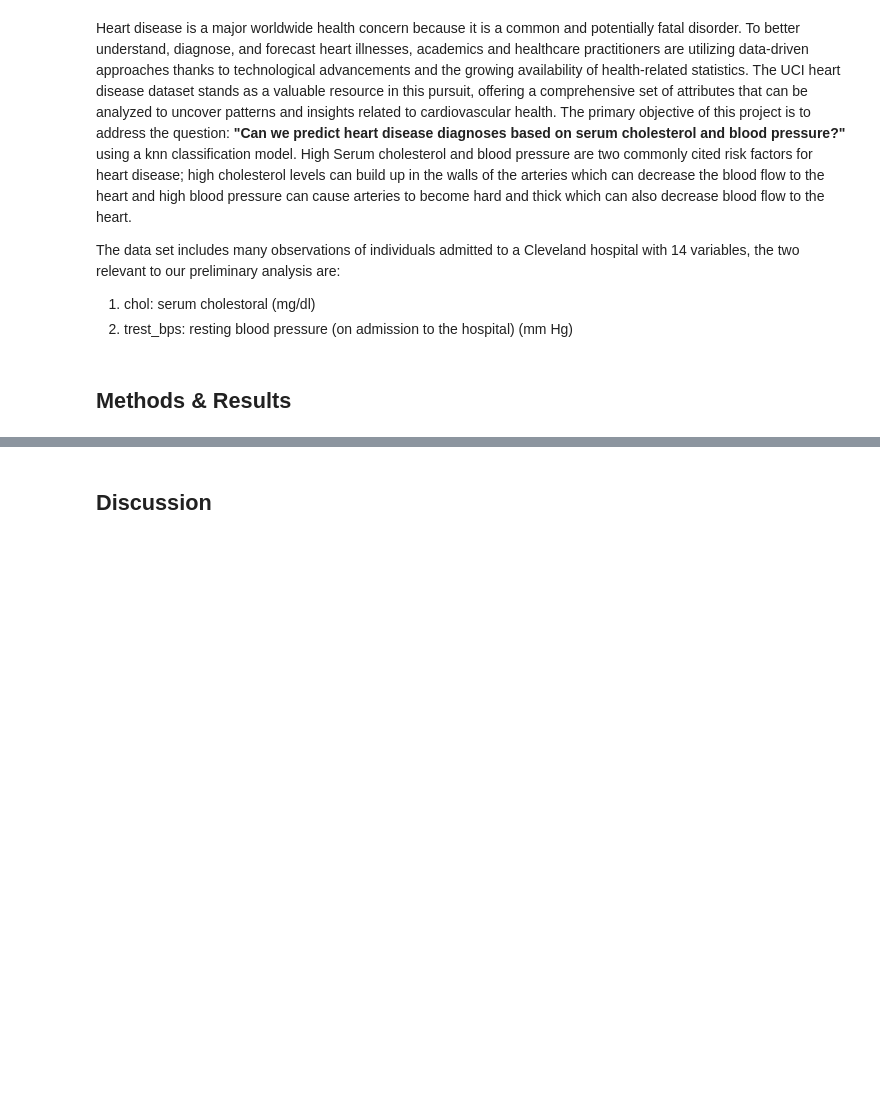
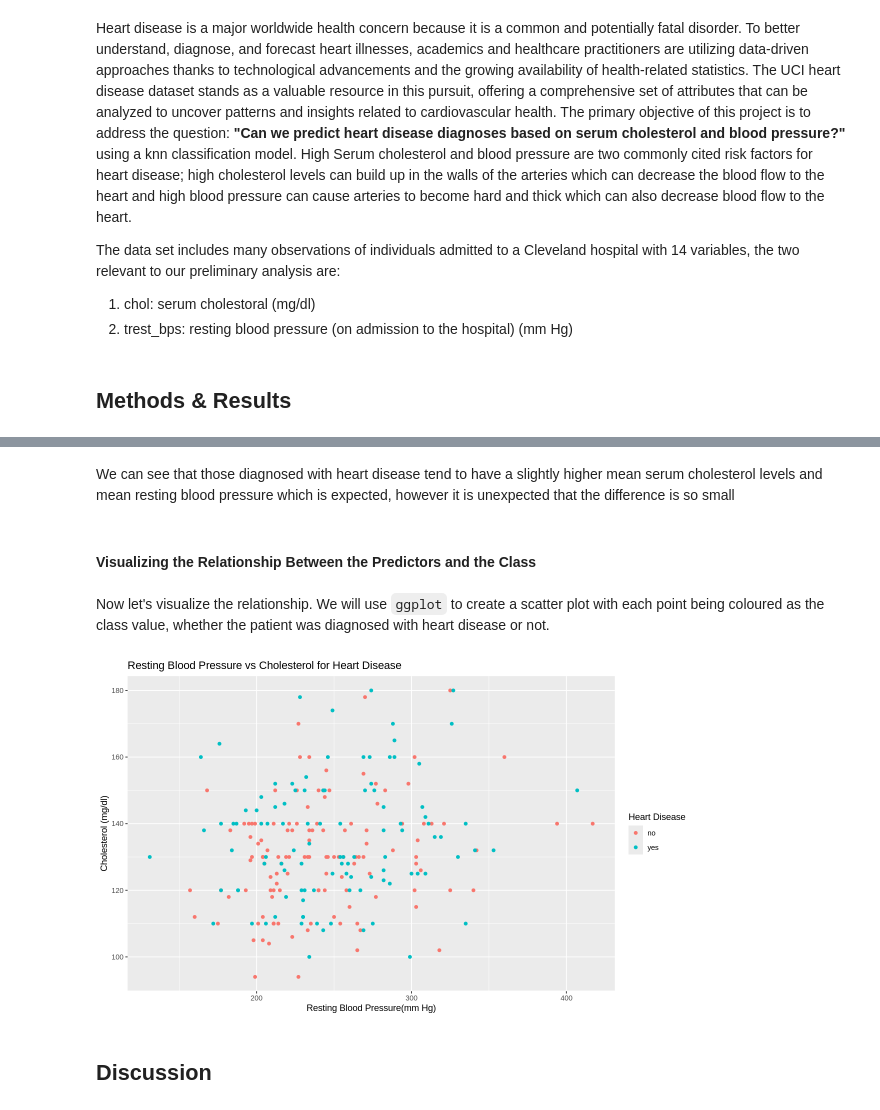
Before and after one commit to MarkSkrypnyk/group_project_report, a Jupyter notebook: group_project_report.ipynb, the cells around one changed output, grey strips where cells are left out. Cells and saved outputs as stored; diff of their text form; code cells hidden in the pictures; blank space fills up the shorter version.

```diff
--- a/group_project_report.ipynb
+++ b/group_project_report.ipynb
@@ -12,0 +25,3 @@ The data set includes many observations of individuals admitted to  a Cleveland
+# %%
+heart_disease <- read_csv("https://archive.ics.uci.edu/ml/machine-learning-databases/heart-disease/processed.cleveland.data", col_names=FALSE)
+head(heart_disease)
@@ -12,0 +52,6 @@ The data set includes many observations of individuals admitted to  a Cleveland
+# %%
+set.seed(1)
+
+heart_disease_clean <- setNames(heart_disease, c("age", "sex", "cp", "trestbps", "chol", "fbs", "restecg",  "thalach", "exang", "oldpeak", "slope", "ca", "thal", "num")) |>
+    mutate(heart_disease_clean, diagn=ifelse(is.na(num), NA, ifelse((num>0), "yes", "no")), diagn=as_factor(diagn))
+head(heart_disease_clean)
@@ -12,0 +74,4 @@ The data set includes many observations of individuals admitted to  a Cleveland
+# %%
+heart_disease_split <- initial_split(heart_disease_clean, prop = 0.75, strata = diagn)
+heart_disease_train <- training(heart_disease_split)
+heart_disease_test <- testing(heart_disease_split)
@@ -13,3 +93,20 @@ The data set includes many observations of individuals admitted to  a Cleveland
+# %% [markdown]
+We can see that those diagnosed with heart disease tend to have a slightly higher mean serum cholesterol levels and mean resting blood pressure which is expected, however it is unexpected that the difference is so small
+# %% [markdown]
+#### Visualizing the Relationship Between the Predictors and the Class
+# %% [markdown]
+Now let's visualize the relationship. We will use `ggplot` to create a scatter plot with each point being coloured as the class value, whether the patient was diagnosed with heart disease or not.
+# %%
+options(repr.plot.width = 10, repr.plot.height = 6)
+
+trestbps_vs_chol <- ggplot(heart_disease_train, aes(x=chol, y=trestbps, color=diagn)) +
+    geom_point() +
+    labs(x="Resting Blood Pressure(mm Hg)", y="Cholesterol (mg/dl)", color="Heart Disease", title="Resting Blood Pressure vs Cholesterol for Heart Disease") +
+    scale_color_manual(values = c("yes" = "#00BFC4", "no" = "#F8766D"))
+
+trestbps_vs_chol
+# %% [output]
+[figure, added]
 # %% [markdown]
 ## Discussion
 # %% [markdown]
```
Also changed, not shown: parts of 16 cells of this notebook.
